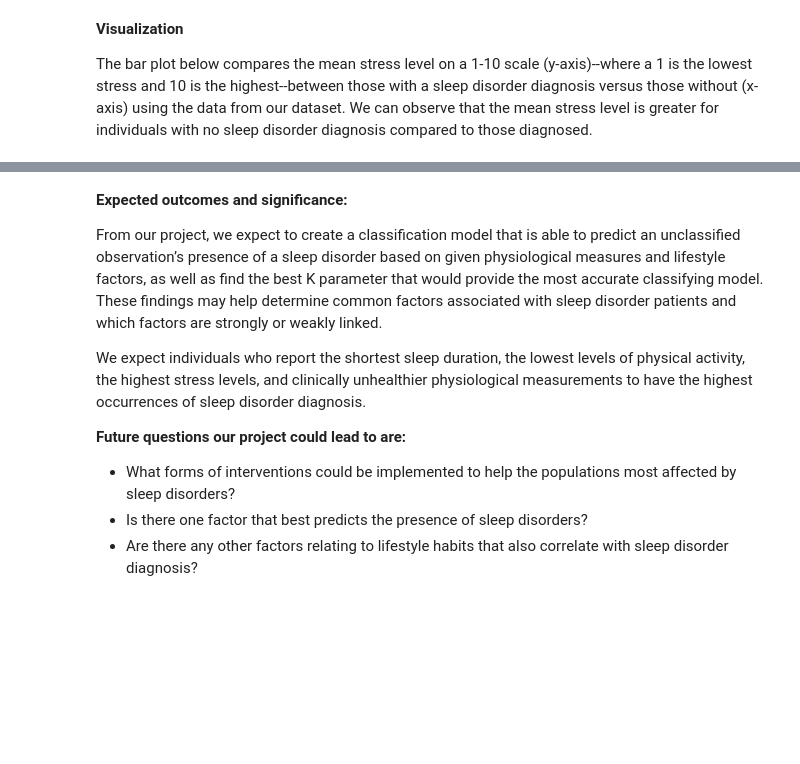
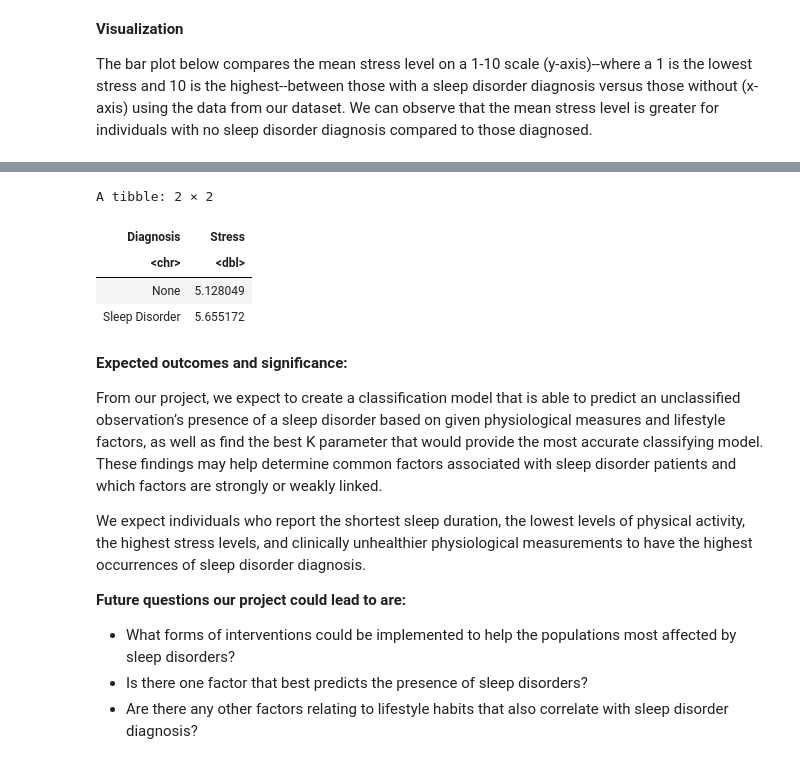
Before and after one commit to hlu10/group-18-dsci100, a Jupyter notebook: project_proposal.ipynb, the cells around one changed output, grey strips where cells are left out. Saved outputs shown, nothing was run; the diff lists cells and outputs as text; code cells hidden in the pictures; blank space fills up the shorter version.

```diff
--- a/project_proposal.ipynb
+++ b/project_proposal.ipynb
@@ -173,3 +175,14 @@ mean_stress_plot
+# %%
+stress_mean <- sleep_train |>
+    group_by(Diagnosis) |>
+    summarize(Stress = mean(Stress.Level))
+stress_mean
+# %% [output]
+A tibble: 2 × 2
+| Diagnosis | Stress |
+| <chr> | <dbl> |
+| None | 5.128049 |
+| Sleep Disorder | 5.655172 |
 # %% [markdown]
 **Expected outcomes and significance:**
 
```
Also changed, not shown: parts of 3 cells of this notebook.
